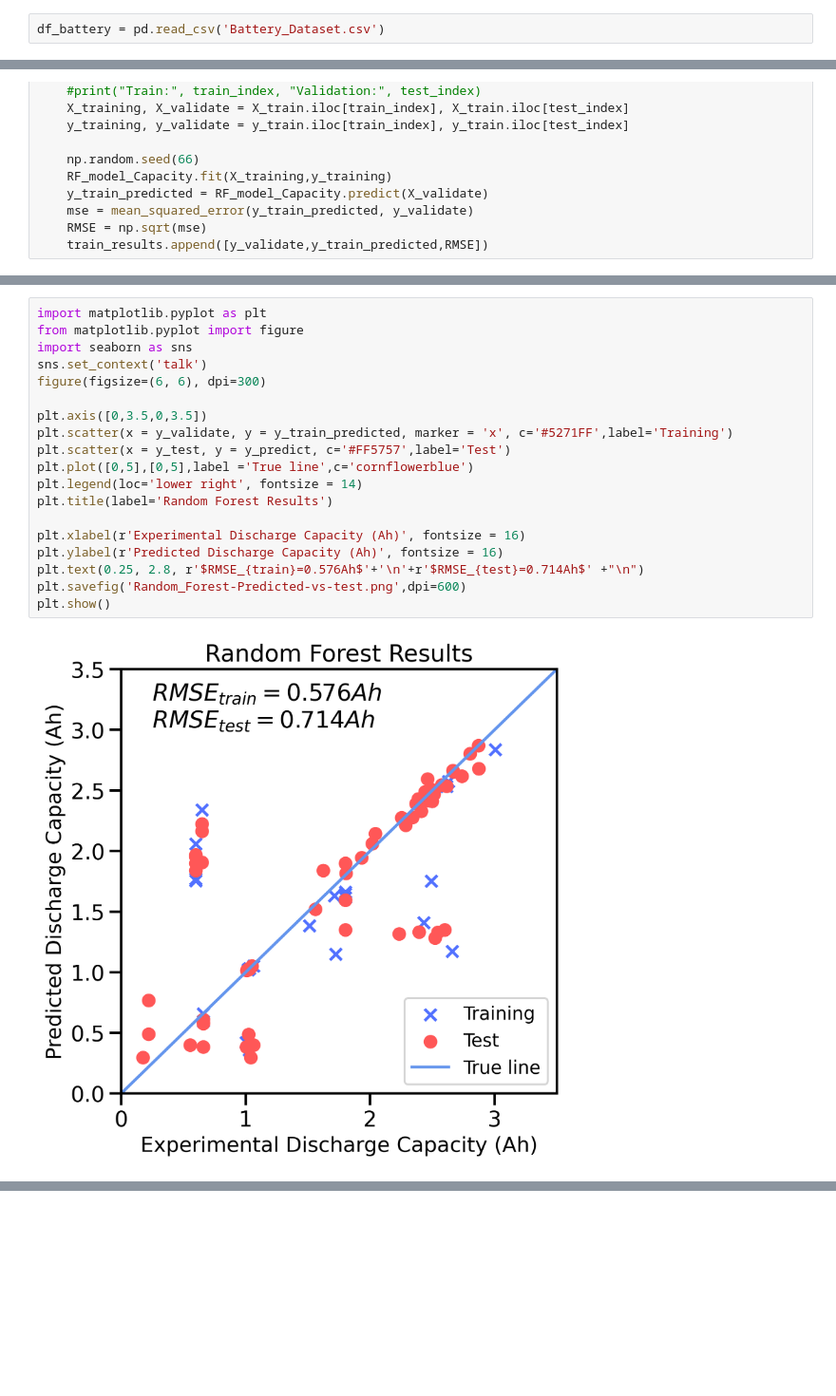
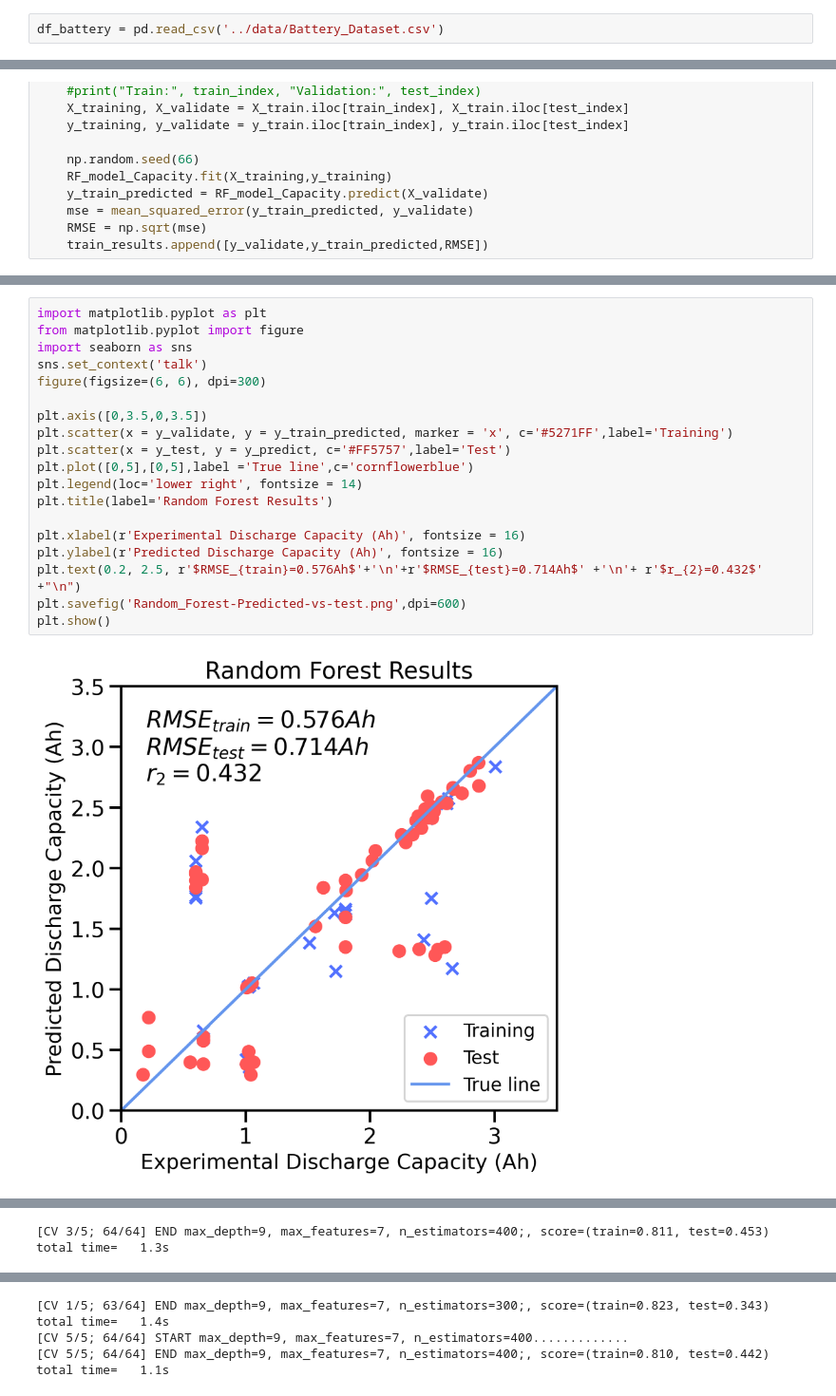
Before and after one commit to SZ-Jasper/SELEC, a Jupyter notebook: supplementary/Random_Forest_Regression.ipynb, the cells around one changed output, grey strips where cells are left out. Shown at 95% size. Saved outputs shown, nothing was run; the diff lists cells and outputs as text; blank space fills up the shorter version.

```diff
--- a/supplementary/Random_Forest_Regression.ipynb
+++ b/supplementary/Random_Forest_Regression.ipynb
@@ -10,7 +10,7 @@ import os
 # import scipy.stats as stats
 import unittest
 # %%
-df_battery = pd.read_csv('Battery_Dataset.csv')
+df_battery = pd.read_csv('../data/Battery_Dataset.csv')
 # %%
 import csv
 from sklearn.ensemble import RandomForestRegressor
@@ -136,21 +158,21 @@ RMSE
 # %%
 import matplotlib.pyplot as plt
 from matplotlib.pyplot import figure
 import seaborn as sns
 sns.set_context('talk')
 figure(figsize=(6, 6), dpi=300)
 
 plt.axis([0,3.5,0,3.5])
 plt.scatter(x = y_validate, y = y_train_predicted, marker = 'x', c='#5271FF',label='Training')
 plt.scatter(x = y_test, y = y_predict, c='#FF5757',label='Test')
 plt.plot([0,5],[0,5],label ='True line',c='cornflowerblue')
 plt.legend(loc='lower right', fontsize = 14)
 plt.title(label='Random Forest Results')
 
 plt.xlabel(r'Experimental Discharge Capacity (Ah)', fontsize = 16)
 plt.ylabel(r'Predicted Discharge Capacity (Ah)', fontsize = 16)
-plt.text(0.25, 2.8, r'$RMSE_{train}=0.576Ah$'+'\n'+r'$RMSE_{test}=0.714Ah$' +"\n")
+plt.text(0.2, 2.5, r'$RMSE_{train}=0.576Ah$'+'\n'+r'$RMSE_{test}=0.714Ah$' +'\n'+ r'$r_{2}=0.432$' +"\n")
 plt.savefig('Random_Forest-Predicted-vs-test.png',dpi=600)
 plt.show()
 # %% [output]
-[figure, old version]
+[figure, new version]
@@ -156,0 +220 @@ plt.show()
+[CV 3/5; 64/64] END max_depth=9, max_features=7, n_estimators=400;, score=(train=0.811, test=0.453) total time=   1.3s
@@ -156,0 +255,3 @@ plt.show()
+[CV 1/5; 63/64] END max_depth=9, max_features=7, n_estimators=300;, score=(train=0.823, test=0.343) total time=   1.4s
+[CV 5/5; 64/64] START max_depth=9, max_features=7, n_estimators=400.............
+[CV 5/5; 64/64] END max_depth=9, max_features=7, n_estimators=400;, score=(train=0.810, test=0.442) total time=   1.1s
```
Also changed, not shown: parts of 6 cells of this notebook, 6 other files.
